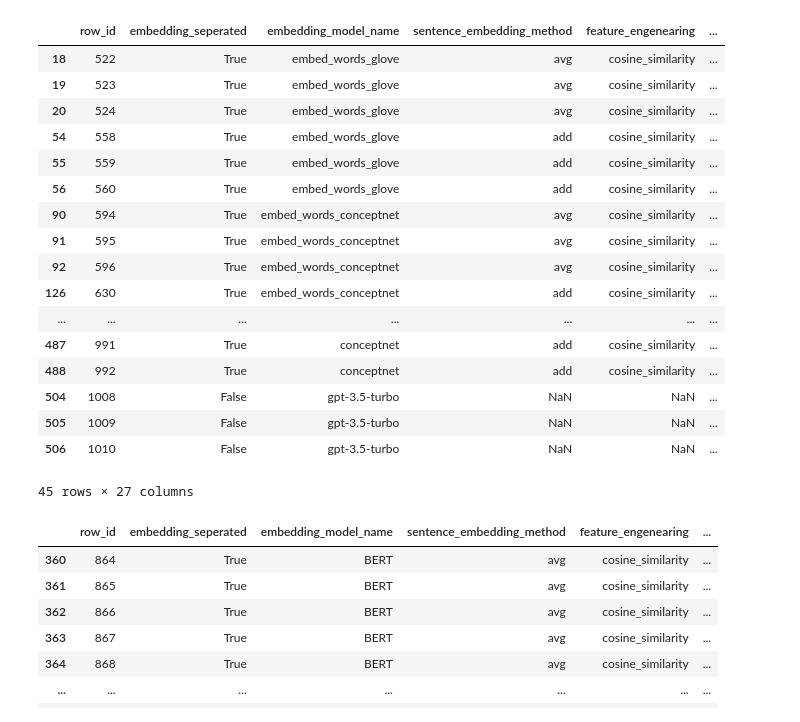
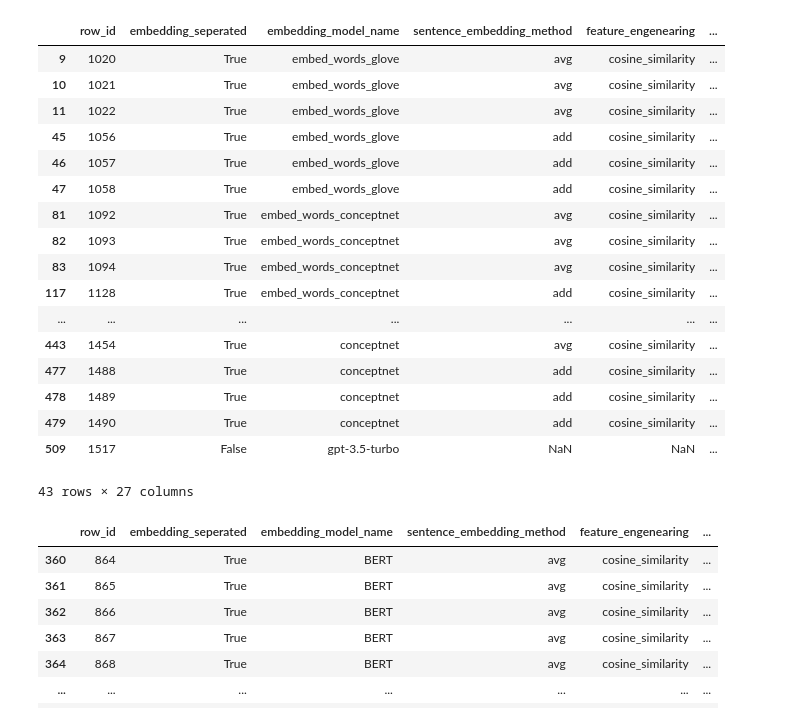
Before and after one commit to OlafVrijmoet/Thesis, a Jupyter notebook: performance_tracking/restuls_insights_test.ipynb, the cells around one changed output. Saved outputs shown, nothing was run; the diff lists cells and outputs as text; code cells hidden in the pictures.

```diff
--- a/performance_tracking/restuls_insights_test.ipynb
+++ b/performance_tracking/restuls_insights_test.ipynb
@@ -3,26 +3,26 @@ import pandas as pd
 # %%
 performance = pd.read_csv("tracking/performance_tracking.csv")
 # %%
-performance.query("dataset_name == 'beetle' & dataset_split == 'validation'")
+performance.query("dataset_name == 'texas' & dataset_split == 'validation'")
 # %% [output]
 |  | row_id | embedding_seperated | embedding_model_name | sentence_embedding_method | feature_engenearing | ... |
-| 18 | 522 | True | embed_words_glove | avg | cosine_similarity | ... |
-| 19 | 523 | True | embed_words_glove | avg | cosine_similarity | ... |
-| 20 | 524 | True | embed_words_glove | avg | cosine_similarity | ... |
-| 54 | 558 | True | embed_words_glove | add | cosine_similarity | ... |
-| 55 | 559 | True | embed_words_glove | add | cosine_similarity | ... |
-| 56 | 560 | True | embed_words_glove | add | cosine_similarity | ... |
-| 90 | 594 | True | embed_words_conceptnet | avg | cosine_similarity | ... |
-| 91 | 595 | True | embed_words_conceptnet | avg | cosine_similarity | ... |
-| 92 | 596 | True | embed_words_conceptnet | avg | cosine_similarity | ... |
-| 126 | 630 | True | embed_words_conceptnet | add | cosine_similarity | ... |
+| 9 | 1020 | True | embed_words_glove | avg | cosine_similarity | ... |
+| 10 | 1021 | True | embed_words_glove | avg | cosine_similarity | ... |
+| 11 | 1022 | True | embed_words_glove | avg | cosine_similarity | ... |
+| 45 | 1056 | True | embed_words_glove | add | cosine_similarity | ... |
+| 46 | 1057 | True | embed_words_glove | add | cosine_similarity | ... |
+| 47 | 1058 | True | embed_words_glove | add | cosine_similarity | ... |
+| 81 | 1092 | True | embed_words_conceptnet | avg | cosine_similarity | ... |
+| 82 | 1093 | True | embed_words_conceptnet | avg | cosine_similarity | ... |
+| 83 | 1094 | True | embed_words_conceptnet | avg | cosine_similarity | ... |
+| 117 | 1128 | True | embed_words_conceptnet | add | cosine_similarity | ... |
 | ... | ... | ... | ... | ... | ... | ... |
-| 487 | 991 | True | conceptnet | add | cosine_similarity | ... |
-| 488 | 992 | True | conceptnet | add | cosine_similarity | ... |
-| 504 | 1008 | False | gpt-3.5-turbo | NaN | NaN | ... |
-| 505 | 1009 | False | gpt-3.5-turbo | NaN | NaN | ... |
-| 506 | 1010 | False | gpt-3.5-turbo | NaN | NaN | ... |
+| 443 | 1454 | True | conceptnet | avg | cosine_similarity | ... |
+| 477 | 1488 | True | conceptnet | add | cosine_similarity | ... |
+| 478 | 1489 | True | conceptnet | add | cosine_similarity | ... |
+| 479 | 1490 | True | conceptnet | add | cosine_similarity | ... |
+| 509 | 1517 | False | gpt-3.5-turbo | NaN | NaN | ... |
-45 rows × 27 columns
+43 rows × 27 columns
 # %%
 performance.query("embedding_model_name == 'BERT'")
 # %% [output]
```
Also changed, not shown: 5 other files.
